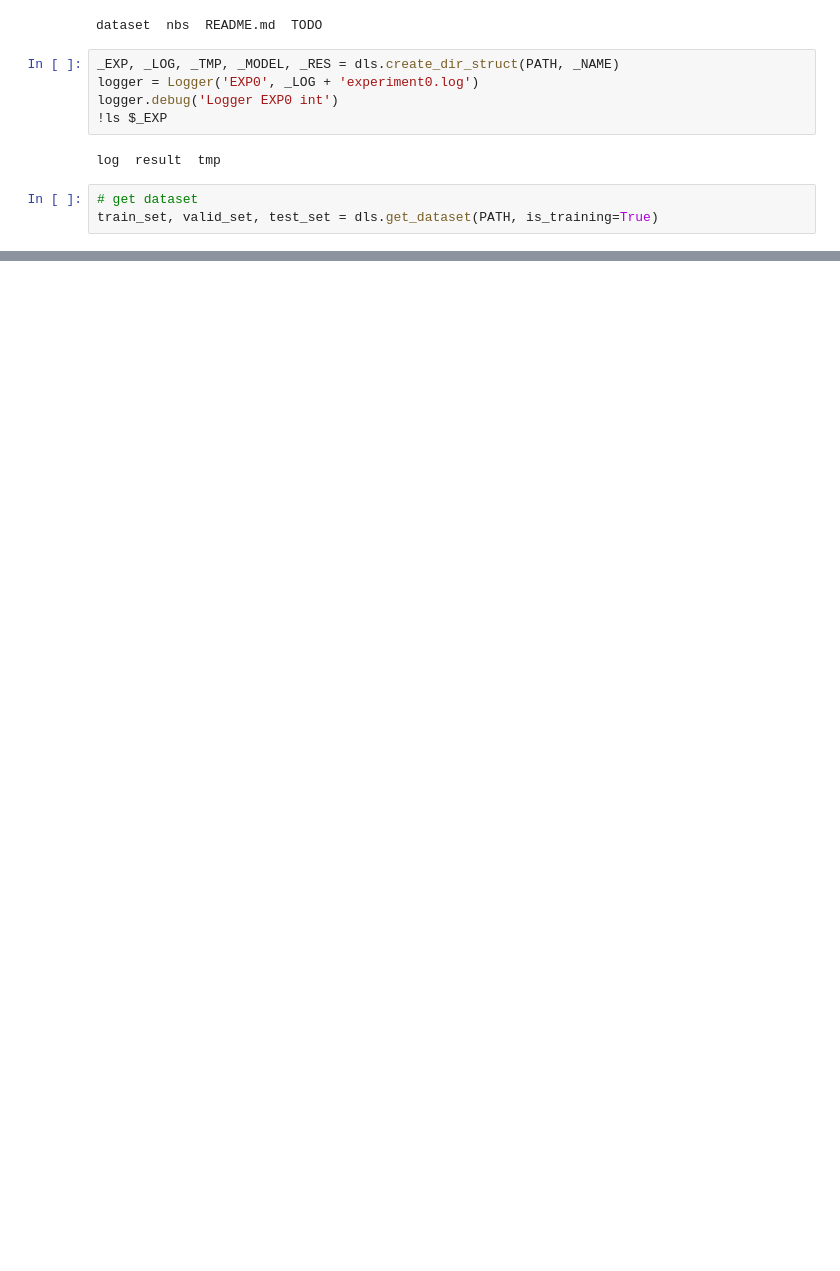
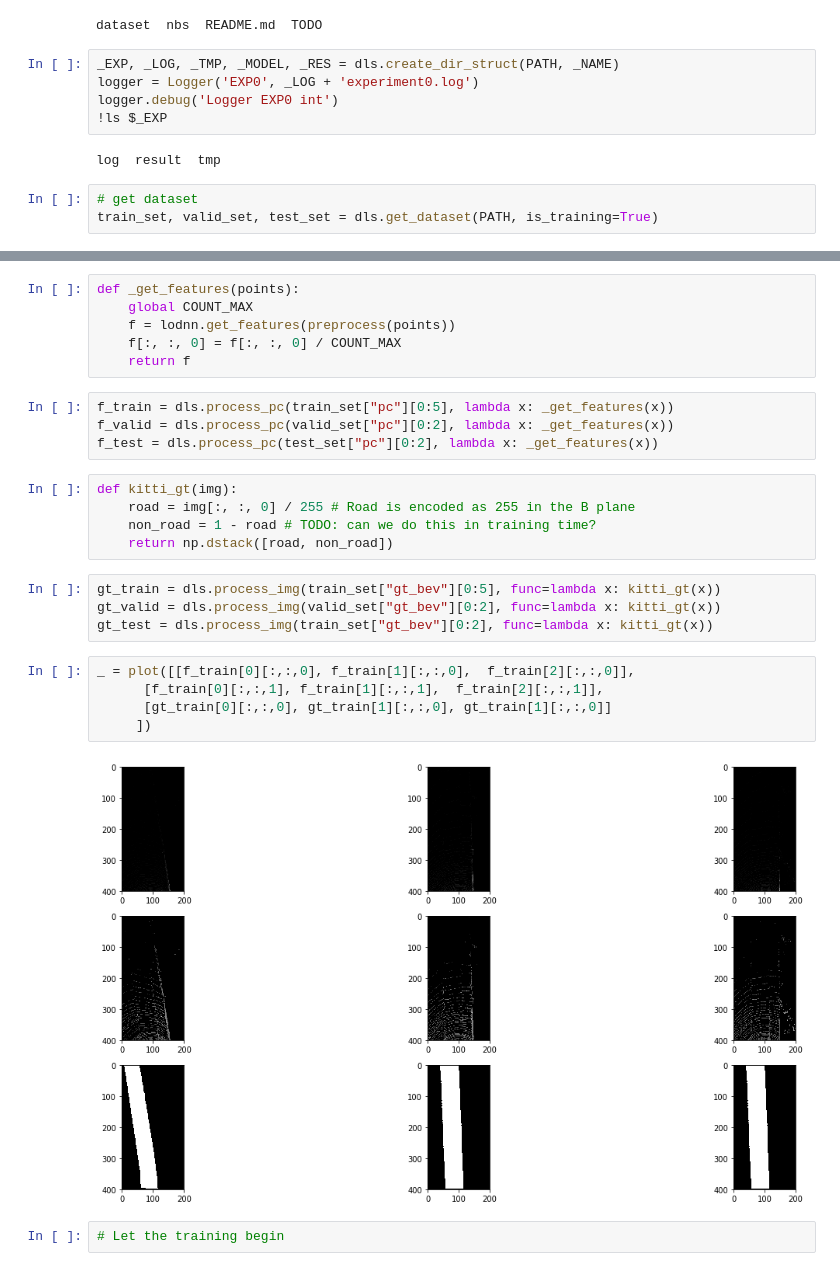
Before and after one commit to mrtpk/crispy-eureka, a Jupyter notebook: nbs/experiment 0.ipynb, the cells around one changed output, grey strips where cells are left out. Cells and saved outputs as stored; diff of their text form; blank space fills up the shorter version.

Commit message:
pipeline till training

```diff
--- a/nbs/experiment 0.ipynb
+++ b/nbs/experiment 0.ipynb
@@ -47,0 +77,28 @@ train_set, valid_set, test_set = dls.get_dataset(PATH, is_training=True)
+# %%
+def _get_features(points):
+    global COUNT_MAX
+    f = lodnn.get_features(preprocess(points))
+    f[:, :, 0] = f[:, :, 0] / COUNT_MAX
+    return f
+# %%
+f_train = dls.process_pc(train_set["pc"][0:5], lambda x: _get_features(x))
+f_valid = dls.process_pc(valid_set["pc"][0:2], lambda x: _get_features(x))
+f_test = dls.process_pc(test_set["pc"][0:2], lambda x: _get_features(x))
+# %%
+def kitti_gt(img):
+    road = img[:, :, 0] / 255 # Road is encoded as 255 in the B plane
+    non_road = 1 - road # TODO: can we do this in training time?
+    return np.dstack([road, non_road])
+# %%
+gt_train = dls.process_img(train_set["gt_bev"][0:5], func=lambda x: kitti_gt(x))
+gt_valid = dls.process_img(valid_set["gt_bev"][0:2], func=lambda x: kitti_gt(x))
+gt_test = dls.process_img(train_set["gt_bev"][0:2], func=lambda x: kitti_gt(x))
+# %%
+_ = plot([[f_train[0][:,:,0], f_train[1][:,:,0],  f_train[2][:,:,0]],
+      [f_train[0][:,:,1], f_train[1][:,:,1],  f_train[2][:,:,1]],
+      [gt_train[0][:,:,0], gt_train[1][:,:,0], gt_train[1][:,:,0]]
+     ])
+# %% [output]
+[figure, added]
+# %%
+# Let the training begin
```
Also changed, not shown: parts of 23 cells of this notebook, 2 other files.
